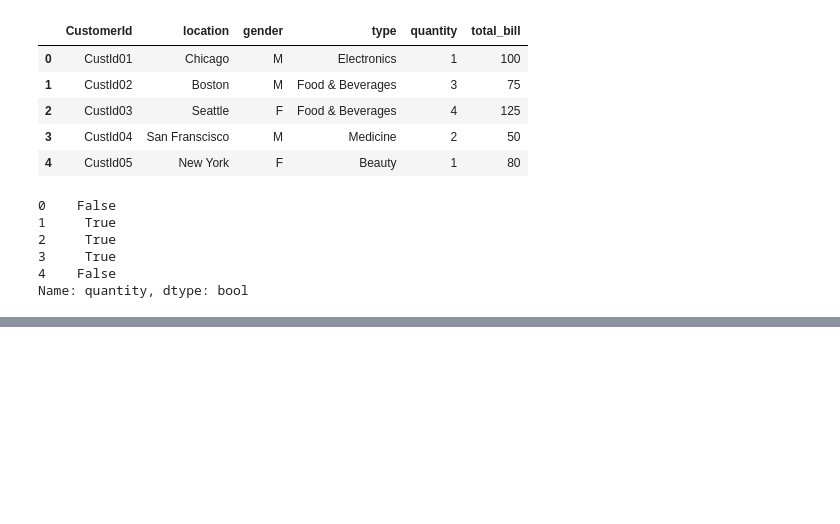
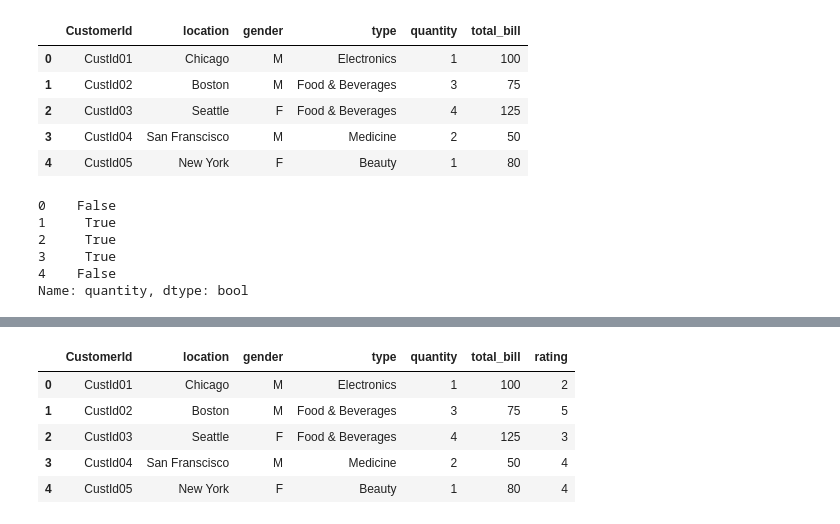
Before and after one commit to contactsandeepdash/GL-AIML, a Jupyter notebook: 03_Pandas/03_pandas_accessing_dataframes.ipynb, the cells around one changed output, grey strips where cells are left out. Saved outputs shown, nothing was run; the diff lists cells and outputs as text; code cells hidden in the pictures; blank space fills up the shorter version.

```diff
--- a/03_Pandas/03_pandas_accessing_dataframes.ipynb
+++ b/03_Pandas/03_pandas_accessing_dataframes.ipynb
@@ -149,0 +167,12 @@ Name: quantity, dtype: bool
+# %%
+# adding a new column in dataframe
+
+store_data['rating'] = [2,5,3,4,4]
+store_data
+# %% [output]
+|  | CustomerId | location | gender | type | quantity | total_bill | rating |
+| 0 | CustId01 | Chicago | M | Electronics | 1 | 100 | 2 |
+| 1 | CustId02 | Boston | M | Food & Beverages | 3 | 75 | 5 |
+| 2 | CustId03 | Seattle | F | Food & Beverages | 4 | 125 | 3 |
+| 3 | CustId04 | San Franscisco | M | Medicine | 2 | 50 | 4 |
+| 4 | CustId05 | New York | F | Beauty | 1 | 80 | 4 |
```
Also changed, not shown: parts of 10 cells of this notebook, 1 other file.
